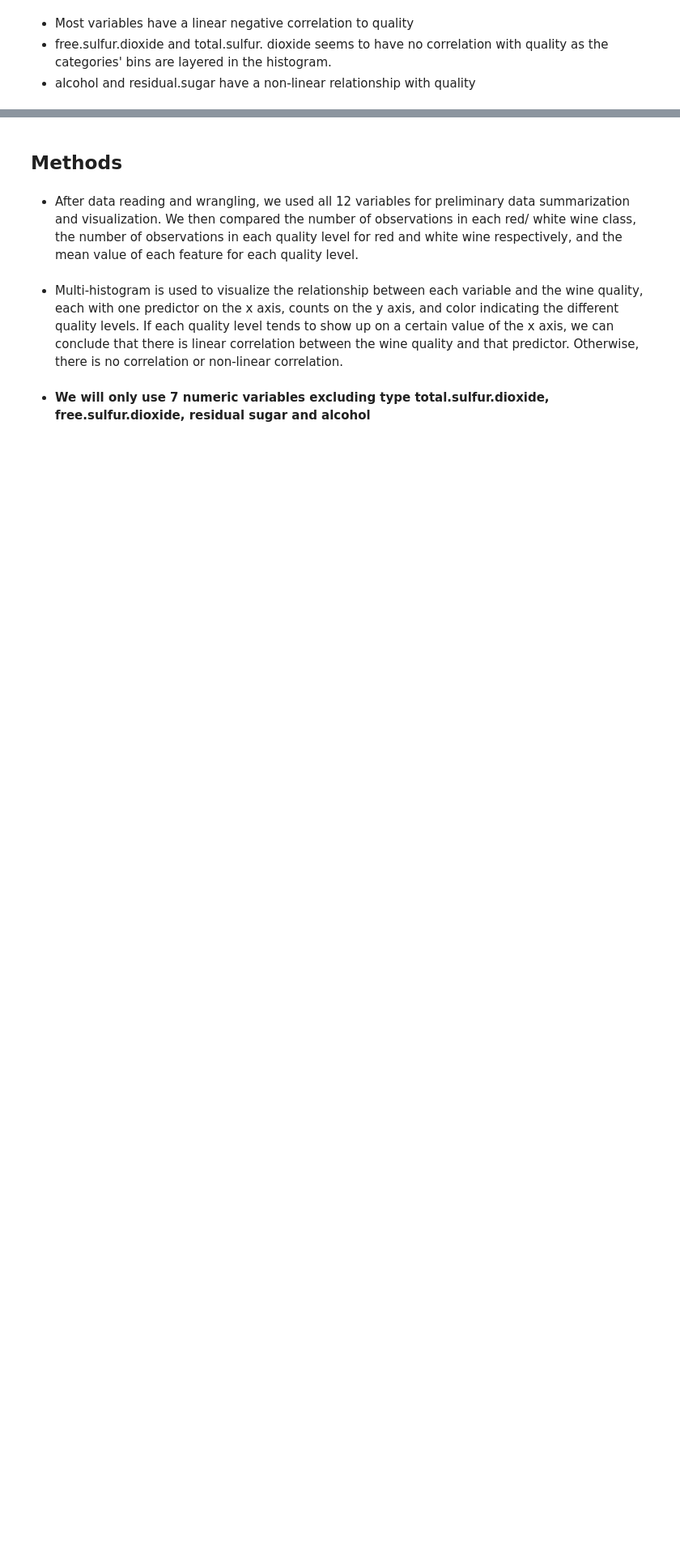
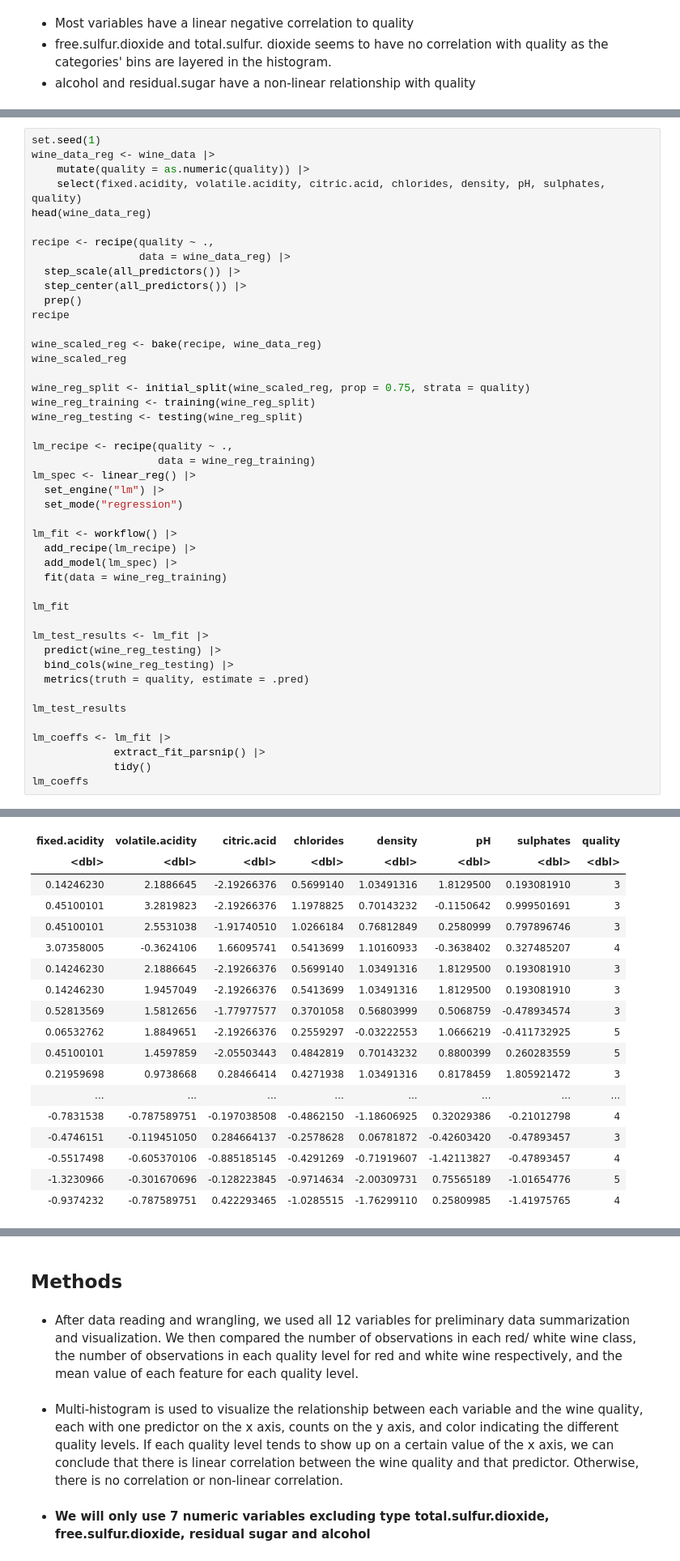
Before and after one commit to AlexNgGit/DSCI-GROUP-3, a Jupyter notebook: src/proposal.ipynb, the cells around one changed output, grey strips where cells are left out. Shown at 81% size. Drawn from its saved outputs; the diff is of its cells as text; blank space fills up the shorter version.

```diff
--- a/src/proposal.ipynb
+++ b/src/proposal.ipynb
@@ -104,0 +213,46 @@ histograms
+# %%
+set.seed(1)
+wine_data_reg <- wine_data |>
+    mutate(quality = as.numeric(quality)) |>
+    select(fixed.acidity, volatile.acidity, citric.acid, chlorides, density, pH, sulphates, quality)
+head(wine_data_reg)
+
+recipe <- recipe(quality ~ .,
+                 data = wine_data_reg) |>
+  step_scale(all_predictors()) |>
+  step_center(all_predictors()) |>
+  prep()
+recipe
+
+wine_scaled_reg <- bake(recipe, wine_data_reg)
+wine_scaled_reg
+
+wine_reg_split <- initial_split(wine_scaled_reg, prop = 0.75, strata = quality)
+wine_reg_training <- training(wine_reg_split)
+wine_reg_testing <- testing(wine_reg_split)
+
+lm_recipe <- recipe(quality ~ .,
+                    data = wine_reg_training)
+lm_spec <- linear_reg() |>
+  set_engine("lm") |>
+  set_mode("regression")
+
+lm_fit <- workflow() |>
+  add_recipe(lm_recipe) |>
+  add_model(lm_spec) |>
+  fit(data = wine_reg_training)
+
+lm_fit
+
+lm_test_results <- lm_fit |>
+  predict(wine_reg_testing) |>
+  bind_cols(wine_reg_testing) |>
+  metrics(truth = quality, estimate = .pred)
+
+lm_test_results
+
+lm_coeffs <- lm_fit |>
+             extract_fit_parsnip() |>
+             tidy()
+lm_coeffs
+# %% [output]
@@ -104,0 +286,18 @@ histograms
+| fixed.acidity | volatile.acidity | citric.acid | chlorides | density | pH | sulphates | quality |
+| <dbl> | <dbl> | <dbl> | <dbl> | <dbl> | <dbl> | <dbl> | <dbl> |
+| 0.14246230 | 2.1886645 | -2.19266376 | 0.5699140 | 1.03491316 | 1.8129500 | 0.193081910 | 3 |
+| 0.45100101 | 3.2819823 | -2.19266376 | 1.1978825 | 0.70143232 | -0.1150642 | 0.999501691 | 3 |
+| 0.45100101 | 2.5531038 | -1.91740510 | 1.0266184 | 0.76812849 | 0.2580999 | 0.797896746 | 3 |
+| 3.07358005 | -0.3624106 | 1.66095741 | 0.5413699 | 1.10160933 | -0.3638402 | 0.327485207 | 4 |
+| 0.14246230 | 2.1886645 | -2.19266376 | 0.5699140 | 1.03491316 | 1.8129500 | 0.193081910 | 3 |
+| 0.14246230 | 1.9457049 | -2.19266376 | 0.5413699 | 1.03491316 | 1.8129500 | 0.193081910 | 3 |
+| 0.52813569 | 1.5812656 | -1.77977577 | 0.3701058 | 0.56803999 | 0.5068759 | -0.478934574 | 3 |
+| 0.06532762 | 1.8849651 | -2.19266376 | 0.2559297 | -0.03222553 | 1.0666219 | -0.411732925 | 5 |
+| 0.45100101 | 1.4597859 | -2.05503443 | 0.4842819 | 0.70143232 | 0.8800399 | 0.260283559 | 5 |
+| 0.21959698 | 0.9738668 | 0.28466414 | 0.4271938 | 1.03491316 | 0.8178459 | 1.805921472 | 3 |
+| ... | ... | ... | ... | ... | ... | ... | ... |
+| -0.7831538 | -0.787589751 | -0.197038508 | -0.4862150 | -1.18606925 | 0.32029386 | -0.21012798 | 4 |
+| -0.4746151 | -0.119451050 | 0.284664137 | -0.2578628 | 0.06781872 | -0.42603420 | -0.47893457 | 3 |
+| -0.5517498 | -0.605370106 | -0.885185145 | -0.4291269 | -0.71919607 | -1.42113827 | -0.47893457 | 4 |
+| -1.3230966 | -0.301670696 | -0.128223845 | -0.9714634 | -2.00309731 | 0.75565189 | -1.01654776 | 5 |
+| -0.9374232 | -0.787589751 | 0.422293465 | -1.0285515 | -1.76299110 | 0.25809985 | -1.41975765 | 4 |
```
Also changed, not shown: parts of 11 cells of this notebook.
